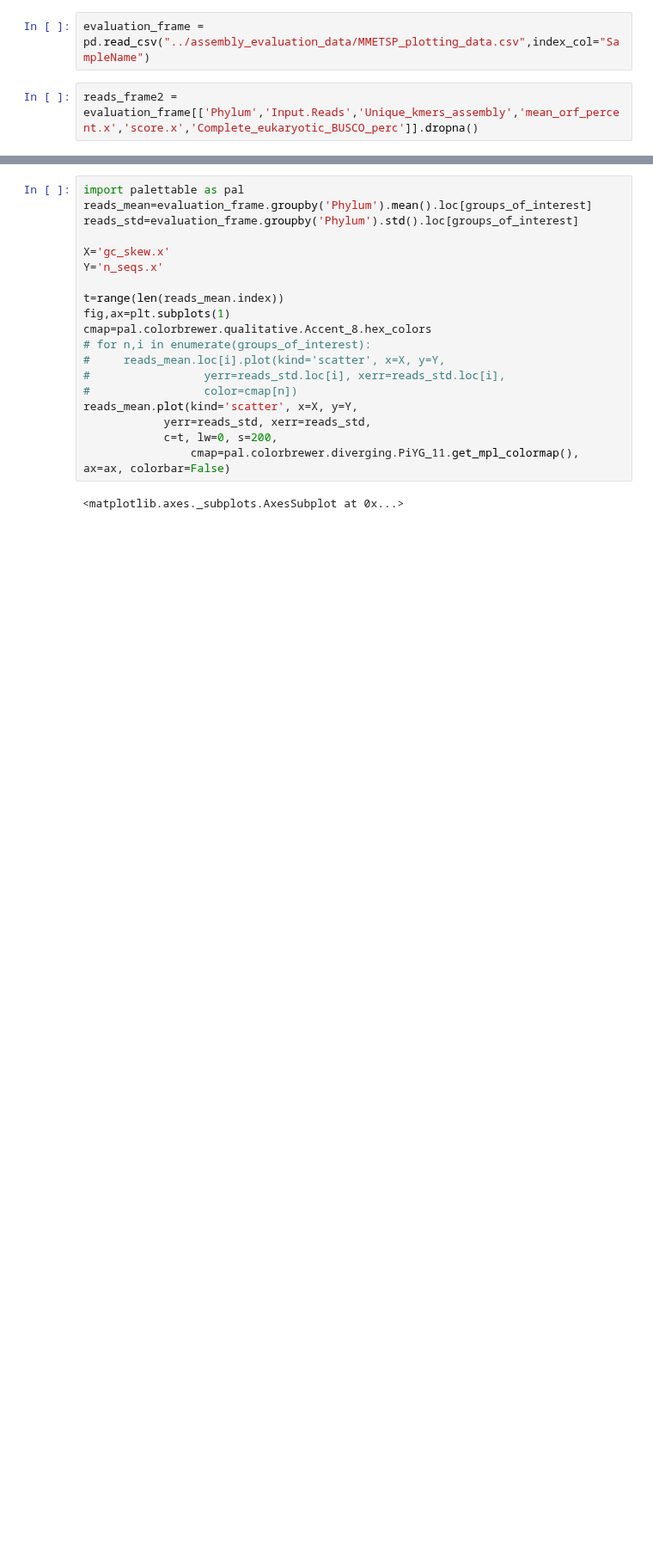
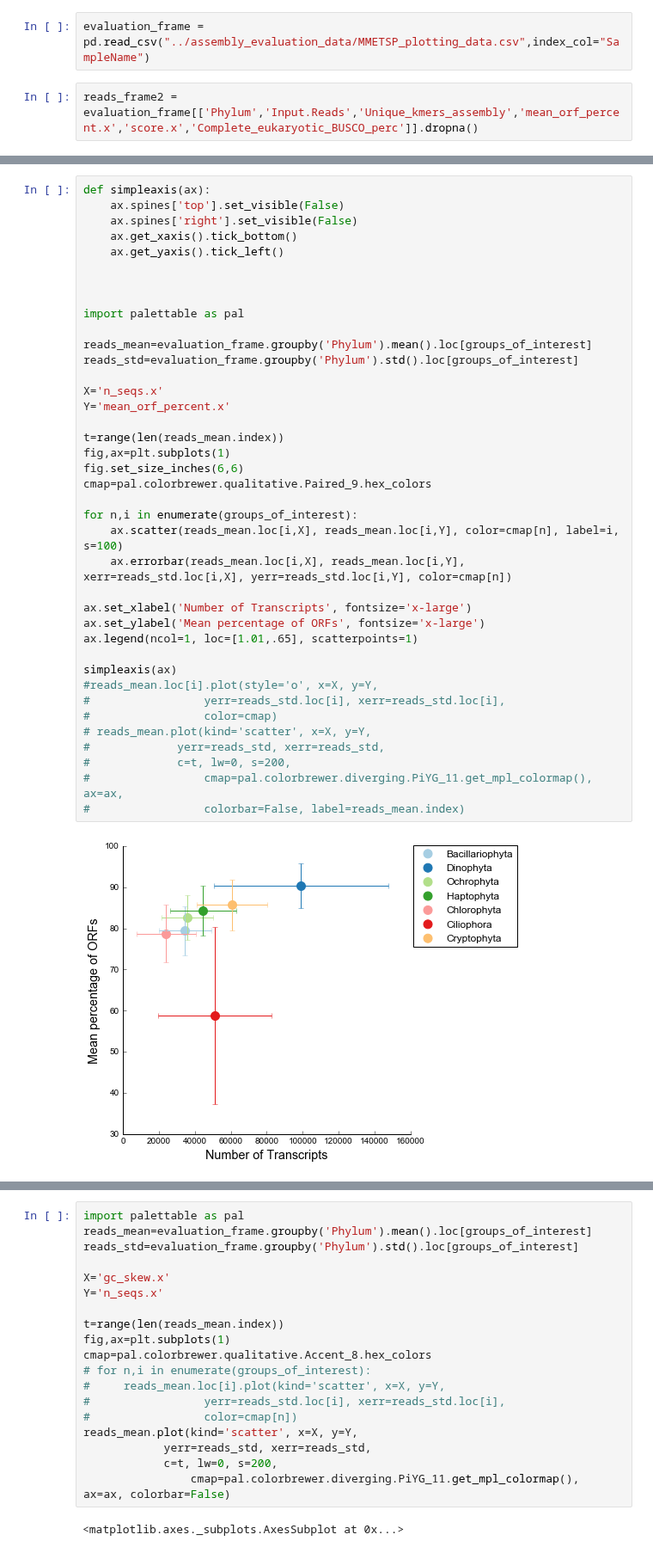
Before and after one commit to johnsolk/MMETSP, a Jupyter notebook: notebooks/Figure_3.ipynb, the cells around one changed output, grey strips where cells are left out. Shown at 86% size. Cells and saved outputs as stored; diff of their text form; blank space fills up the shorter version.

```diff
--- a/notebooks/Figure_3.ipynb
+++ b/notebooks/Figure_3.ipynb
@@ -25,3 +17,44 @@ groups_of_interest=reads_frame2.groupby('Phylum').count().sort_values(by='Input.
+# %%
+def simpleaxis(ax):
+    ax.spines['top'].set_visible(False)
+    ax.spines['right'].set_visible(False)
+    ax.get_xaxis().tick_bottom()
+    ax.get_yaxis().tick_left()
+
+
+
+import palettable as pal
+
+reads_mean=evaluation_frame.groupby('Phylum').mean().loc[groups_of_interest]
+reads_std=evaluation_frame.groupby('Phylum').std().loc[groups_of_interest]
+
+X='n_seqs.x'
+Y='mean_orf_percent.x'
+
+t=range(len(reads_mean.index))
+fig,ax=plt.subplots(1)
+fig.set_size_inches(6,6)
+cmap=pal.colorbrewer.qualitative.Paired_9.hex_colors
+
+for n,i in enumerate(groups_of_interest):
+    ax.scatter(reads_mean.loc[i,X], reads_mean.loc[i,Y], color=cmap[n], label=i, s=100)
+    ax.errorbar(reads_mean.loc[i,X], reads_mean.loc[i,Y], xerr=reads_std.loc[i,X], yerr=reads_std.loc[i,Y], color=cmap[n])
+
+ax.set_xlabel('Number of Transcripts', fontsize='x-large')
+ax.set_ylabel('Mean percentage of ORFs', fontsize='x-large')
+ax.legend(ncol=1, loc=[1.01,.65], scatterpoints=1)
+
+simpleaxis(ax)
+#reads_mean.loc[i].plot(style='o', x=X, y=Y,
+#                 yerr=reads_std.loc[i], xerr=reads_std.loc[i],
+#                 color=cmap)
+# reads_mean.plot(kind='scatter', x=X, y=Y,
+#             yerr=reads_std, xerr=reads_std,
+#             c=t, lw=0, s=200,
+#                 cmap=pal.colorbrewer.diverging.PiYG_11.get_mpl_colormap(), ax=ax,
+#                 colorbar=False, label=reads_mean.index)
+# %% [output]
+[figure, added]
 # %%
 import palettable as pal
 reads_mean=evaluation_frame.groupby('Phylum').mean().loc[groups_of_interest]
```
Also changed, not shown: parts of 5 cells of this notebook.
